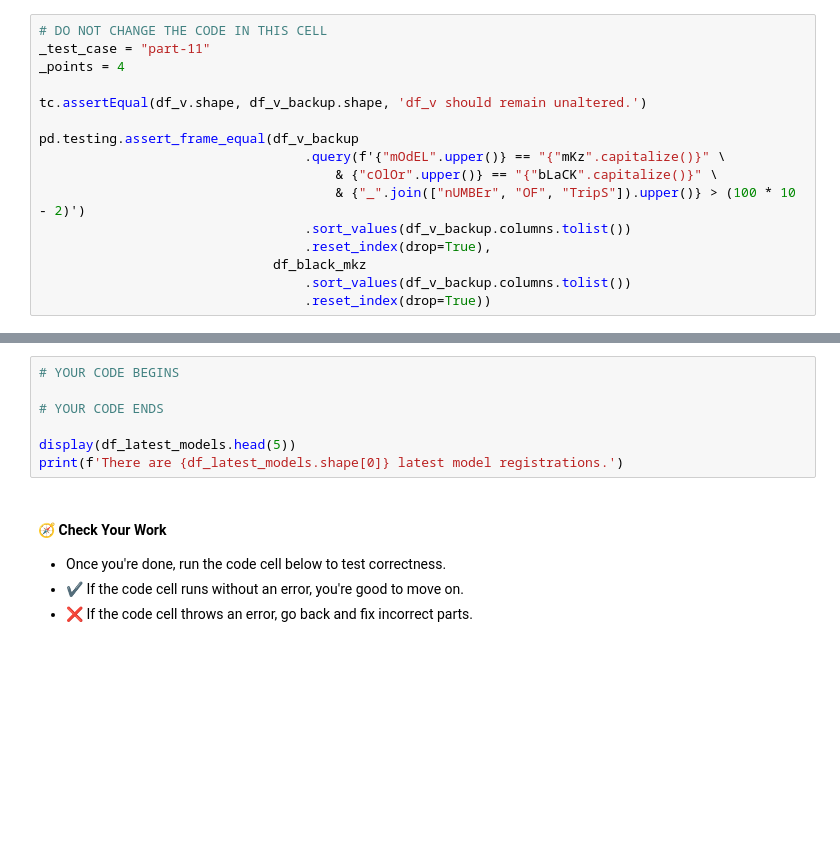
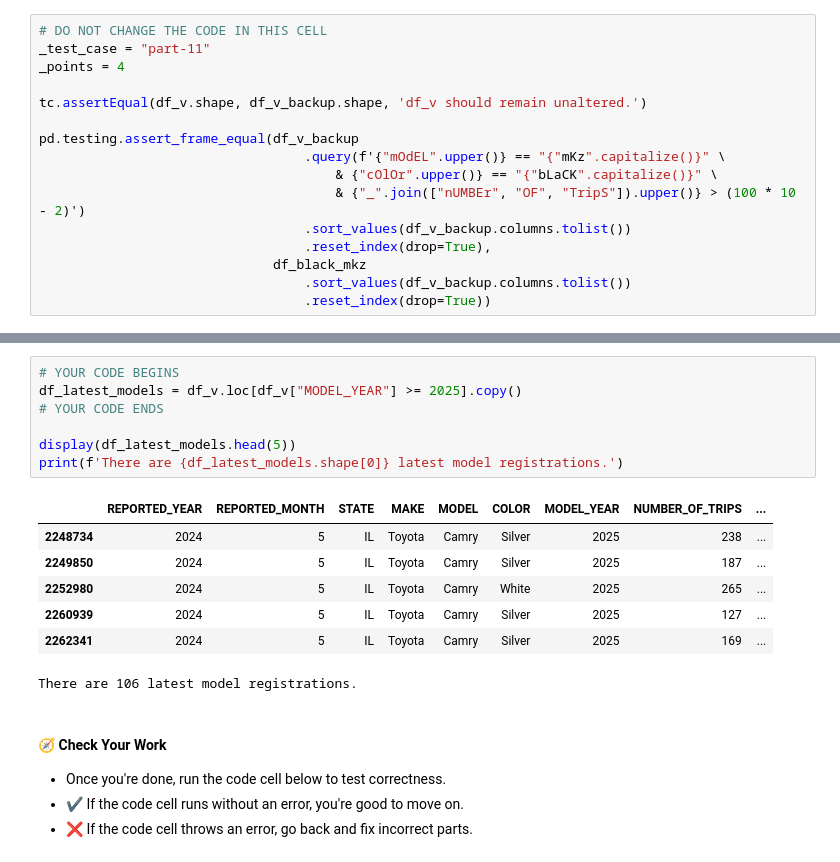
Before and after one commit to emimanaligod/microprojects, a Jupyter notebook: case-study-01-rideshare-vehicles.ipynb, the cells around one changed output, grey strips where cells are left out. Drawn from its saved outputs; the diff is of its cells as text; blank space fills up the shorter version.

```diff
--- a/case-study-01-rideshare-vehicles.ipynb
+++ b/case-study-01-rideshare-vehicles.ipynb
@@ -537,11 +563,19 @@ Your index column may contain different values.
 | 2262341 |            2024 |                5 | IL      | Toyota | Camry   | Silver  |         2025 |               169 | False           |
 # %%
 # YOUR CODE BEGINS
-
+df_latest_models = df_v.loc[df_v["MODEL_YEAR"] >= 2025].copy()
 # YOUR CODE ENDS
 
 display(df_latest_models.head(5))
 print(f'There are {df_latest_models.shape[0]} latest model registrations.')
+# %% [output]
+|  | REPORTED_YEAR | REPORTED_MONTH | STATE | MAKE | MODEL | COLOR | MODEL_YEAR | NUMBER_OF_TRIPS | ... |
+| 2248734 | 2024 | 5 | IL | Toyota | Camry | Silver | 2025 | 238 | ... |
+| 2249850 | 2024 | 5 | IL | Toyota | Camry | Silver | 2025 | 187 | ... |
+| 2252980 | 2024 | 5 | IL | Toyota | Camry | White | 2025 | 265 | ... |
+| 2260939 | 2024 | 5 | IL | Toyota | Camry | Silver | 2025 | 127 | ... |
+| 2262341 | 2024 | 5 | IL | Toyota | Camry | Silver | 2025 | 169 | ... |
+There are 106 latest model registrations.
 # %% [markdown]
 #### 🧭 Check Your Work
 
```
Also changed, not shown: parts of 4 cells of this notebook.
